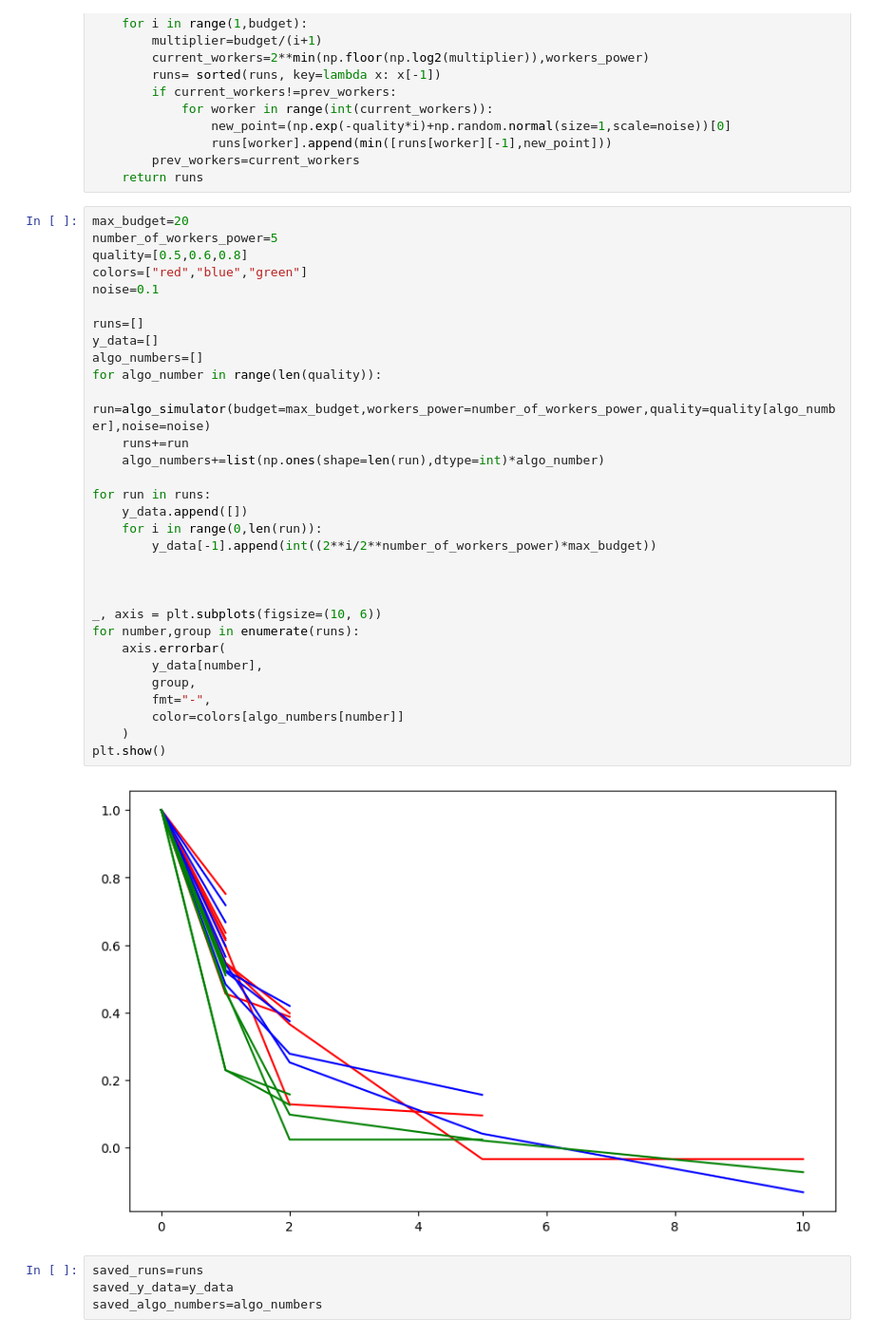
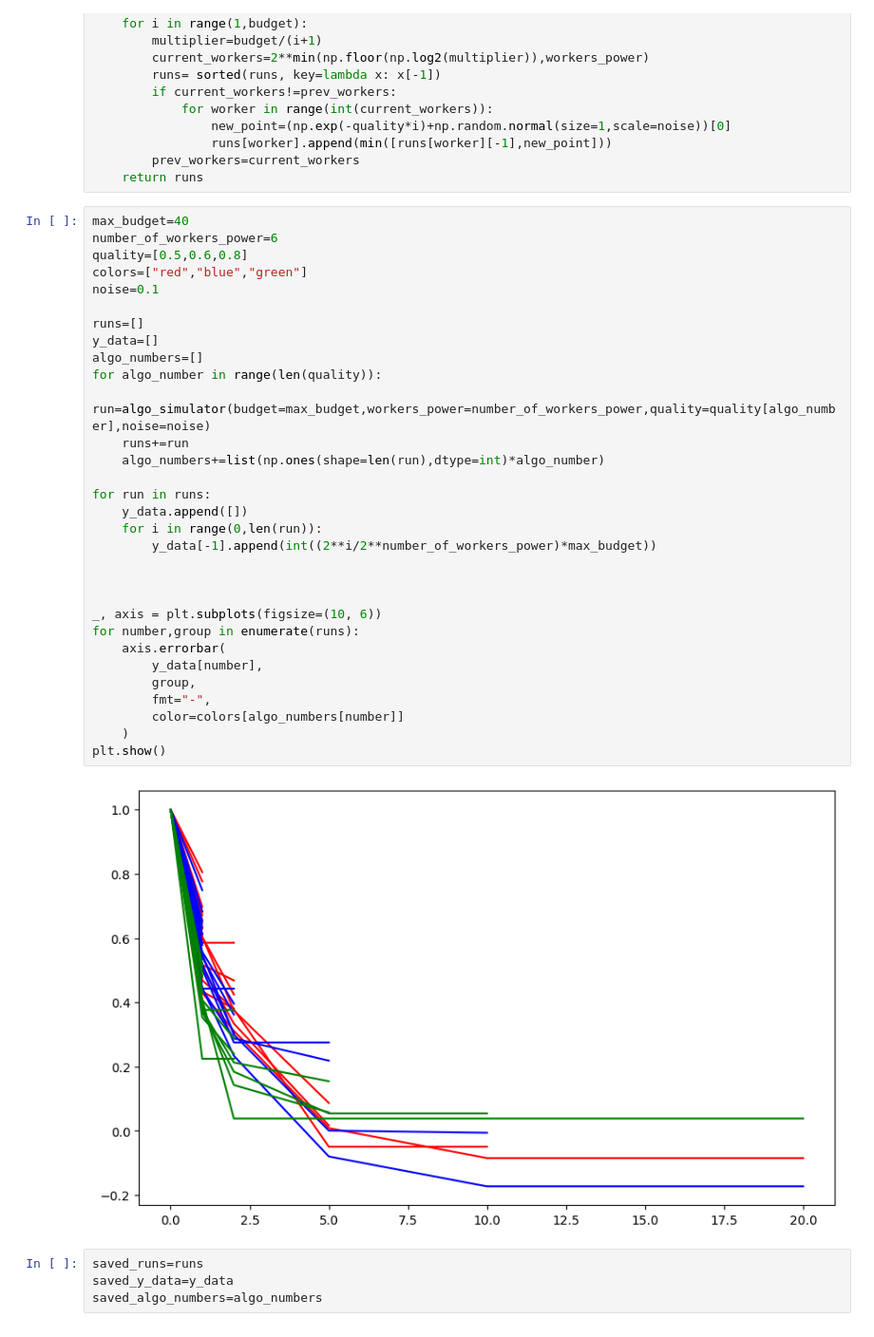
Before and after one commit to automl-private/significance_analysis, a Jupyter notebook: significance_analysis_example/testfield2.ipynb, the cells around one changed output. Shown at 95% size. Drawn from its saved outputs; the diff is of its cells as text.

```diff
--- a/significance_analysis_example/testfield2.ipynb
+++ b/significance_analysis_example/testfield2.ipynb
@@ -24,38 +24,38 @@ def algo_simulator(budget:int,workers_power:int,quality:float,noise:float):
         prev_workers=current_workers
     return runs
 # %%
-max_budget=20
-number_of_workers_power=5
+max_budget=40
+number_of_workers_power=6
 quality=[0.5,0.6,0.8]
 colors=["red","blue","green"]
 noise=0.1
 
 runs=[]
 y_data=[]
 algo_numbers=[]
 for algo_number in range(len(quality)):
     run=algo_simulator(budget=max_budget,workers_power=number_of_workers_power,quality=quality[algo_number],noise=noise)
     runs+=run
     algo_numbers+=list(np.ones(shape=len(run),dtype=int)*algo_number)
 
 for run in runs:
     y_data.append([])
     for i in range(0,len(run)):
         y_data[-1].append(int((2**i/2**number_of_workers_power)*max_budget))
 
 
 
 _, axis = plt.subplots(figsize=(10, 6))
 for number,group in enumerate(runs):
     axis.errorbar(
         y_data[number],
         group,
         fmt="-",
         color=colors[algo_numbers[number]]
     )
 plt.show()
 # %% [output]
-[figure, old version]
+[figure, new version]
 # %%
 saved_runs=runs
 saved_y_data=y_data
```
Also changed, not shown: parts of 2 cells of this notebook, 12 other files.
